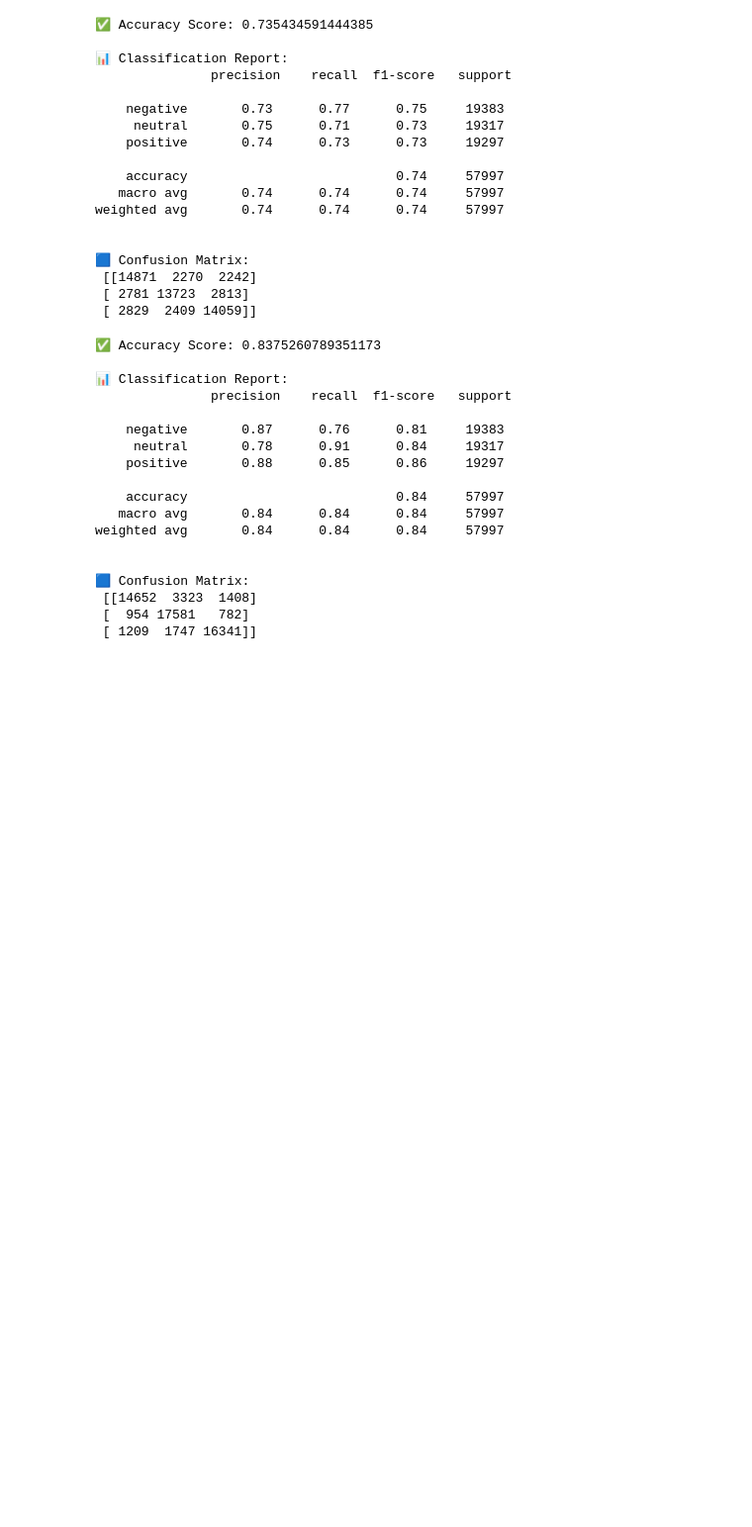
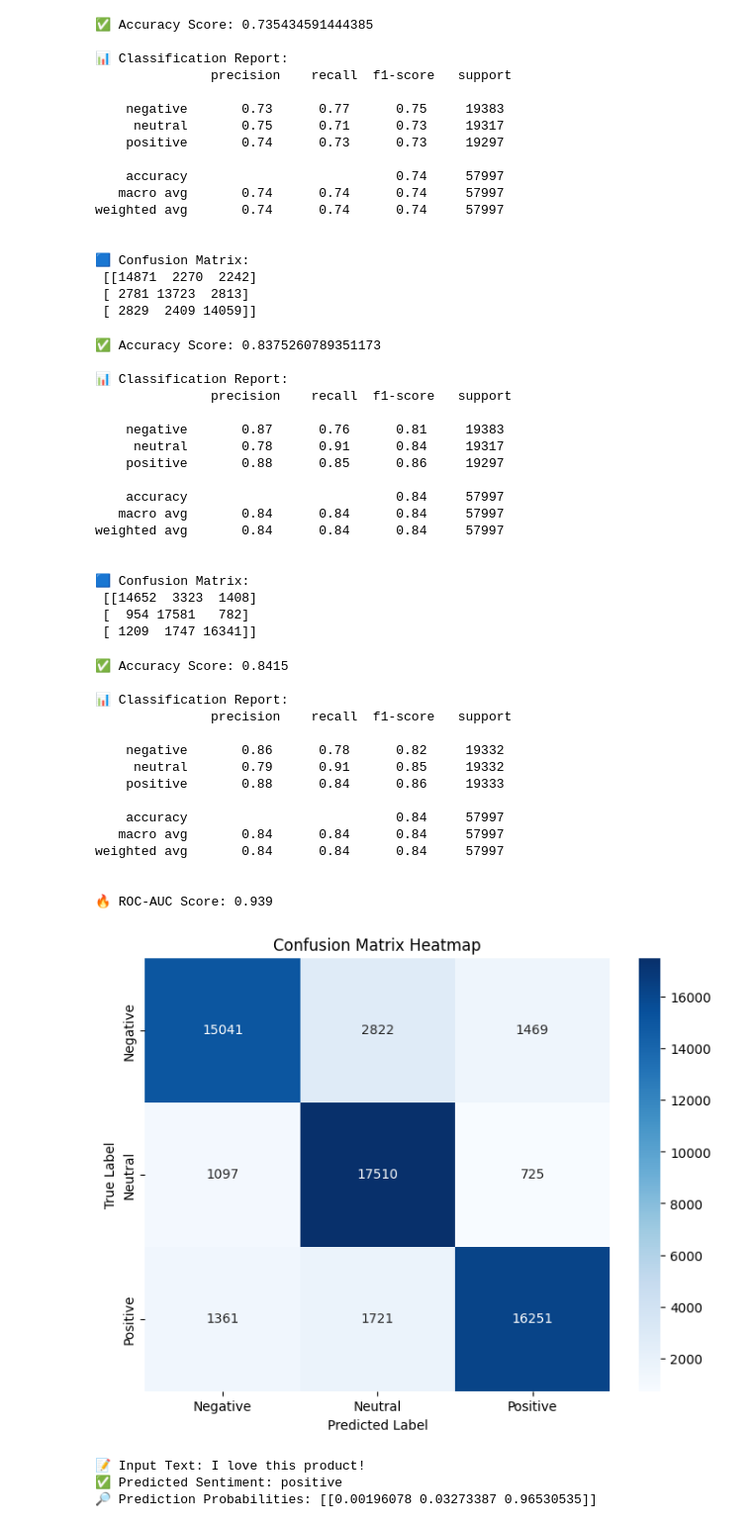
Before and after one commit to amey146/stress_prediction, a Jupyter notebook: stress_eda.ipynb, the cells around one changed output. Shown at 99% size. Saved outputs shown, nothing was run; the diff lists cells and outputs as text; code cells hidden in the pictures; blank space fills up the shorter version.

Commit message:
user testing

```diff
--- a/stress_eda.ipynb
+++ b/stress_eda.ipynb
@@ -321,3 +321,70 @@ weighted avg       0.84      0.84      0.84     57997
  [[14652  3323  1408]
  [  954 17581   782]
  [ 1209  1747 16341]]
+# %%
+# Import required libraries
+import pandas as pd
+import numpy as np
+import matplotlib.pyplot as plt
+import seaborn as sns
+from sklearn.model_selection import train_test_split
+from sklearn.preprocessing import StandardScaler
+from sklearn.linear_model import LogisticRegression
+from sklearn.metrics import (
+    accuracy_score, classification_report, confusion_matrix, roc_auc_score
+)
+
+# Feature scaling for better convergence (Set with_mean=False for sparse data)
+scaler = StandardScaler(with_mean=False)
+X_resampled_scaled = scaler.fit_transform(X_resampled)
+
+# Split the resampled data into training and testing sets
+X_train, X_test, y_train, y_test = train_test_split(
+    X_resampled_scaled, y_resampled, test_size=0.2, random_state=42, stratify=y_resampled
+)
+
+# Initialize and train Logistic Regression with balanced class weights
+lr_model = LogisticRegression(
+    max_iter=1000, random_state=42, class_weight="balanced"
+)
+lr_model.fit(X_train, y_train)
+
+# Make predictions
+y_pred = lr_model.predict(X_test)
+
+# Evaluate model performance
+print("✅ Accuracy Score:", round(accuracy_score(y_test, y_pred), 4))
+print("\n📊 Classification Report:\n", classification_report(y_test, y_pred))
+
+# Calculate ROC-AUC for multi-class classification using "ovr" (One-vs-Rest)
+print("\n🔥 ROC-AUC Score:", round(roc_auc_score(y_test, lr_model.predict_proba(X_test), multi_class="ovr"), 4))
+
+# Generate confusion matrix
+conf_matrix = confusion_matrix(y_test, y_pred)
+
+# Plot confusion matrix as heatmap (Without emoji to avoid glyph error)
+plt.figure(figsize=(8, 6))
+sns.heatmap(conf_matrix, annot=True, fmt="d", cmap="Blues",
+            xticklabels=['Negative', 'Neutral', 'Positive'],
+            yticklabels=['Negative', 'Neutral', 'Positive'])
+plt.title("Confusion Matrix Heatmap")  # 🔥 Emoji Removed to Avoid Warning
+plt.xlabel("Predicted Label")
+plt.ylabel("True Label")
+plt.show()
+# %% [output]
+✅ Accuracy Score: 0.8415
+
+📊 Classification Report:
+               precision    recall  f1-score   support
+
+    negative       0.86      0.78      0.82     19332
+     neutral       0.79      0.91      0.85     19332
+    positive       0.88      0.84      0.86     19333
+
+    accuracy                           0.84     57997
+   macro avg       0.84      0.84      0.84     57997
+weighted avg       0.84      0.84      0.84     57997
+
+
+🔥 ROC-AUC Score: 0.939
+[figure, added]
@@ -323,0 +408,6 @@ weighted avg       0.84      0.84      0.84     57997
+# %%
+predict_user_input("I love this product!", vectorizer, scaler, lr_model)
+# %% [output]
+📝 Input Text: I love this product!
+✅ Predicted Sentiment: positive
+🔎 Prediction Probabilities: [[0.00196078 0.03273387 0.96530535]]
```
Also changed, not shown: parts of 5 cells of this notebook.
